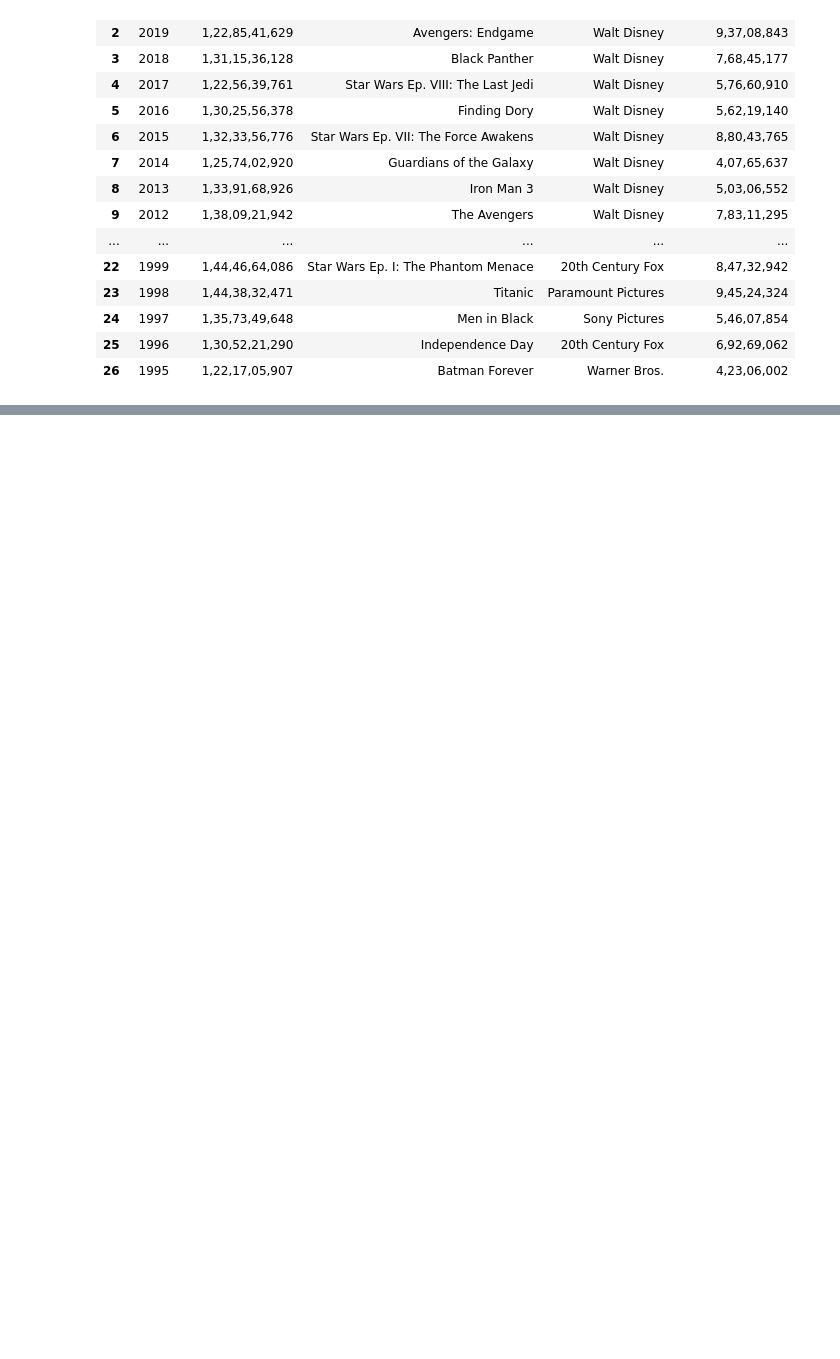
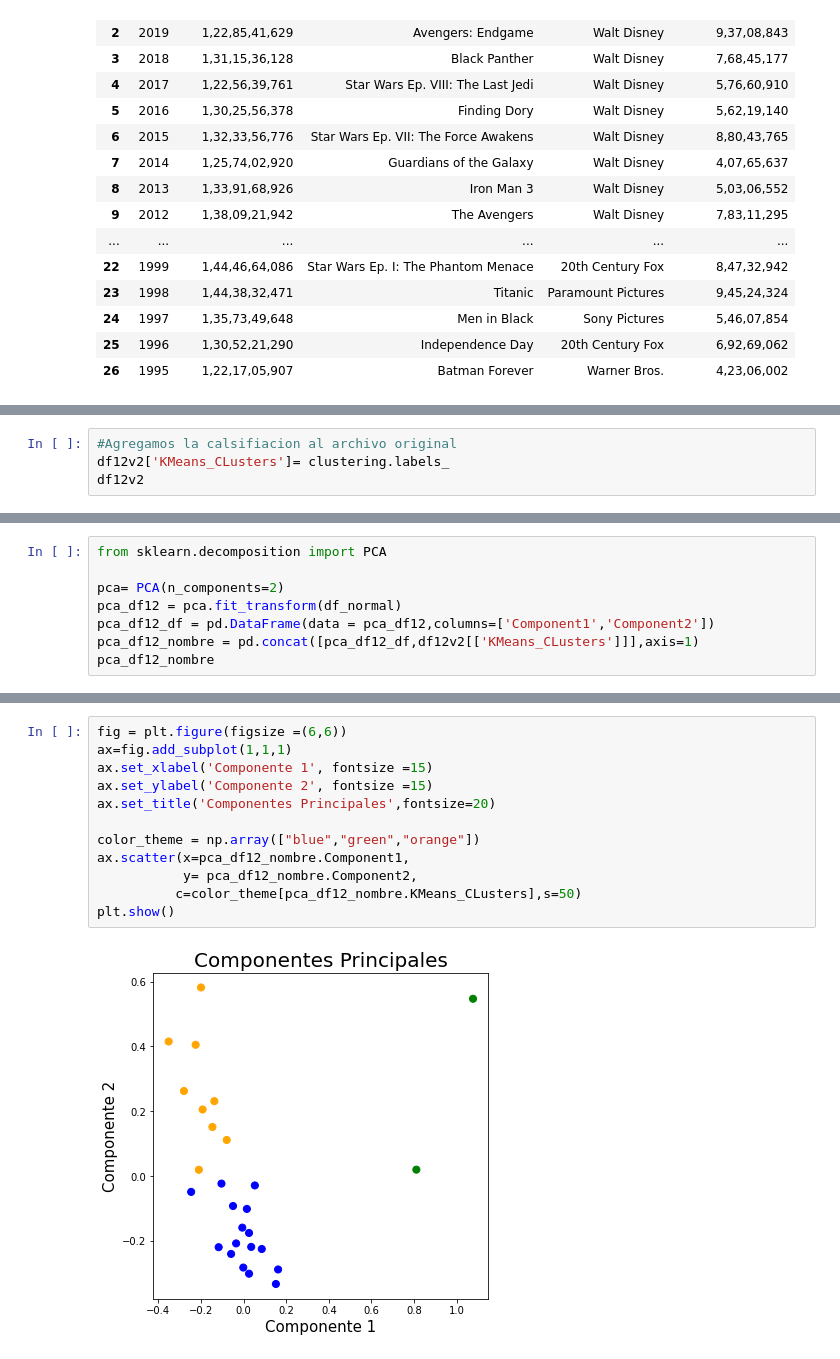
Before and after one commit to OmarDevEst/MineriaDatos-Peliculas, a Jupyter notebook: Cluster (Agrupacion).ipynb, the cells around one changed output, grey strips where cells are left out. Drawn from its saved outputs; the diff is of its cells as text; blank space fills up the shorter version.

```diff
--- a/JupyterNO.ipynb
+++ b/Cluster (Agrupacion).ipynb
@@ -140,0 +165,4 @@ df_normal
+# %%
+#Agregamos la calsifiacion al archivo original
+df12v2['KMeans_CLusters']= clustering.labels_
+df12v2
@@ -140,0 +187,8 @@ df_normal
+# %%
+from sklearn.decomposition import PCA
+
+pca= PCA(n_components=2)
+pca_df12 = pca.fit_transform(df_normal)
+pca_df12_df = pd.DataFrame(data = pca_df12,columns=['Component1','Component2'])
+pca_df12_nombre = pd.concat([pca_df12_df,df12v2[['KMeans_CLusters']]],axis=1)
+pca_df12_nombre
@@ -140,0 +213,14 @@ df_normal
+# %%
+fig = plt.figure(figsize =(6,6))
+ax=fig.add_subplot(1,1,1)
+ax.set_xlabel('Componente 1', fontsize =15)
+ax.set_ylabel('Componente 2', fontsize =15)
+ax.set_title('Componentes Principales',fontsize=20)
+
+color_theme = np.array(["blue","green","orange"])
+ax.scatter(x=pca_df12_nombre.Component1,
+           y= pca_df12_nombre.Component2,
+          c=color_theme[pca_df12_nombre.KMeans_CLusters],s=50)
+plt.show()
+# %% [output]
+[figure, added]
```
Also changed, not shown: parts of 7 cells of this notebook, 1 other file.
